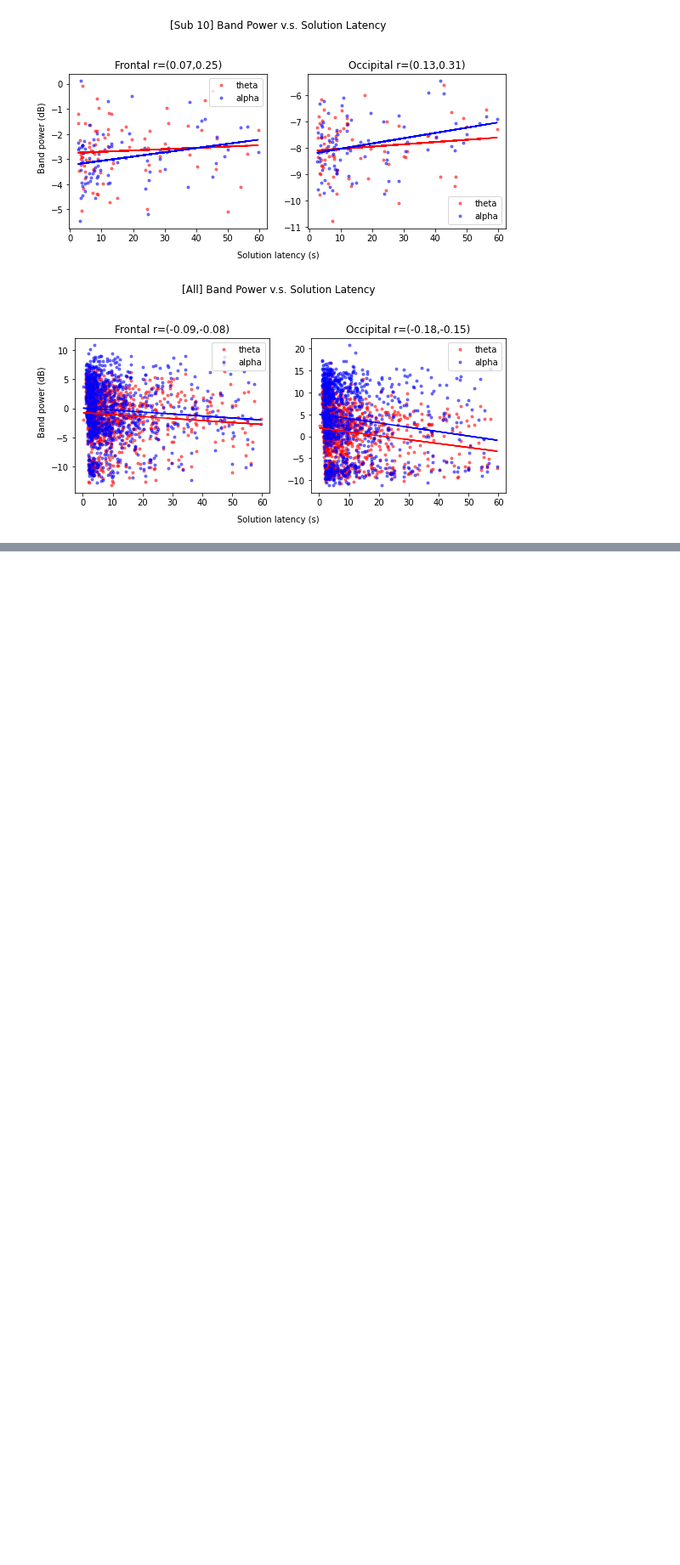
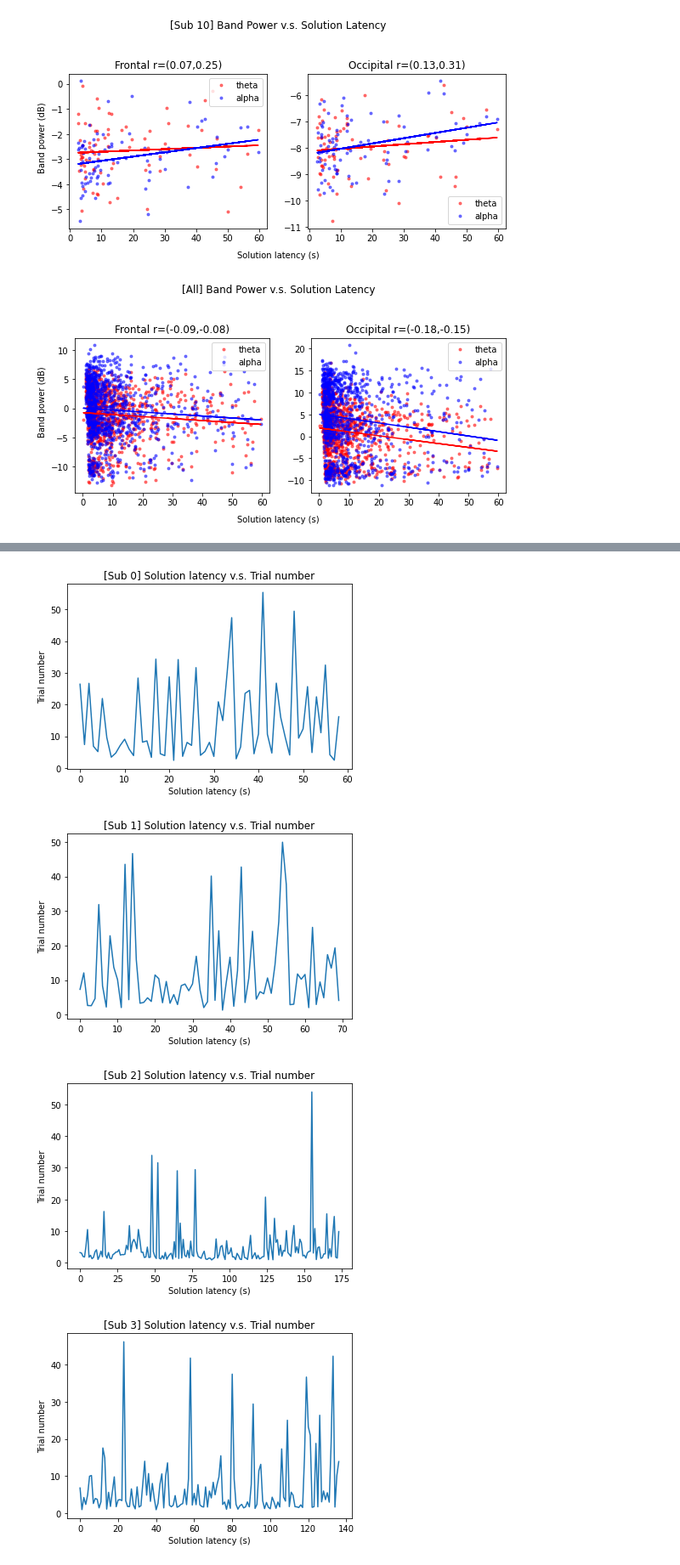
Before and after one commit to hundredball/Math24, a Jupyter notebook: Analyze_data.ipynb, the cells around one changed output, grey strips where cells are left out. Shown at 85% size. Drawn from its saved outputs; the diff is of its cells as text; code cells hidden in the pictures; blank space fills up the shorter version.

Commit message:
Add analysis of SL and trial number, modify extract_data

```diff
--- a/Analyze_data.ipynb
+++ b/Analyze_data.ipynb
@@ -373,0 +379,37 @@ fig.savefig('./results/Analyze_high_stress/bp_SL_all.png')
+# %%
+# Get list of data names
+df_names = pd.read_csv('./Data_Matlab/data_list.csv')
+data_names = [x[0:6] for x in df_names.values.flatten()]
+
+fs = 256
+SL_all = []
+for i_file, fileName in enumerate(data_names):
+
+    EEG = sio.loadmat('./Data_Python/%s_21.mat'%(fileName))
+    events = EEG['event']
+
+    SL_list = []
+    for i_event in range(len(events)-1):
+        # In event: [time, type]
+        cur_event = events[i_event]
+        next_event = events[i_event+1]
+
+        if cur_event[1] in ['1','2','3'] and next_event[1]=='501':
+            time = float(next_event[0]-cur_event[0])/fs
+            if time<=60:
+                SL_list.append(time)
+
+    SL_all.append(np.array(SL_list))
+# %%
+for i_sub in range(11):
+    fig, ax = plt.subplots()
+    ax.plot(SL_all[i_sub])
+    ax.set_title('[Sub %d] Solution latency v.s. Trial number'%(i_sub))
+    ax.set_xlabel('Solution latency (s)')
+    ax.set_ylabel('Trial number')
+    fig.savefig('./results/Analyze_SL_trialNo/SL_trialNo_sub%d.png'%(i_sub))
+# %% [output]
+[figure, added]
+[figure, added]
+[figure, added]
+[figure, added]
```
Also changed, not shown: parts of 4 cells of this notebook, 1 other file.
